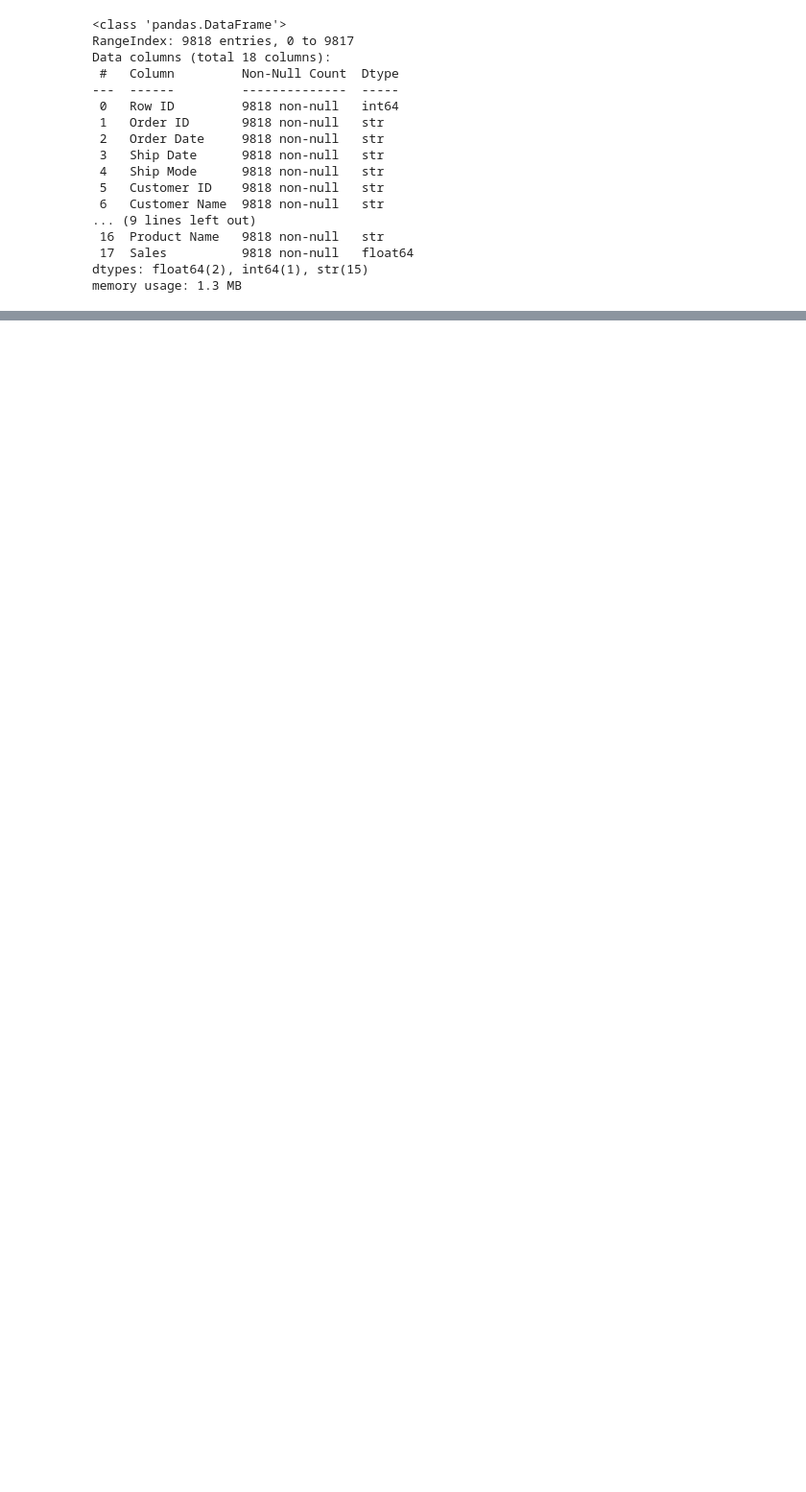
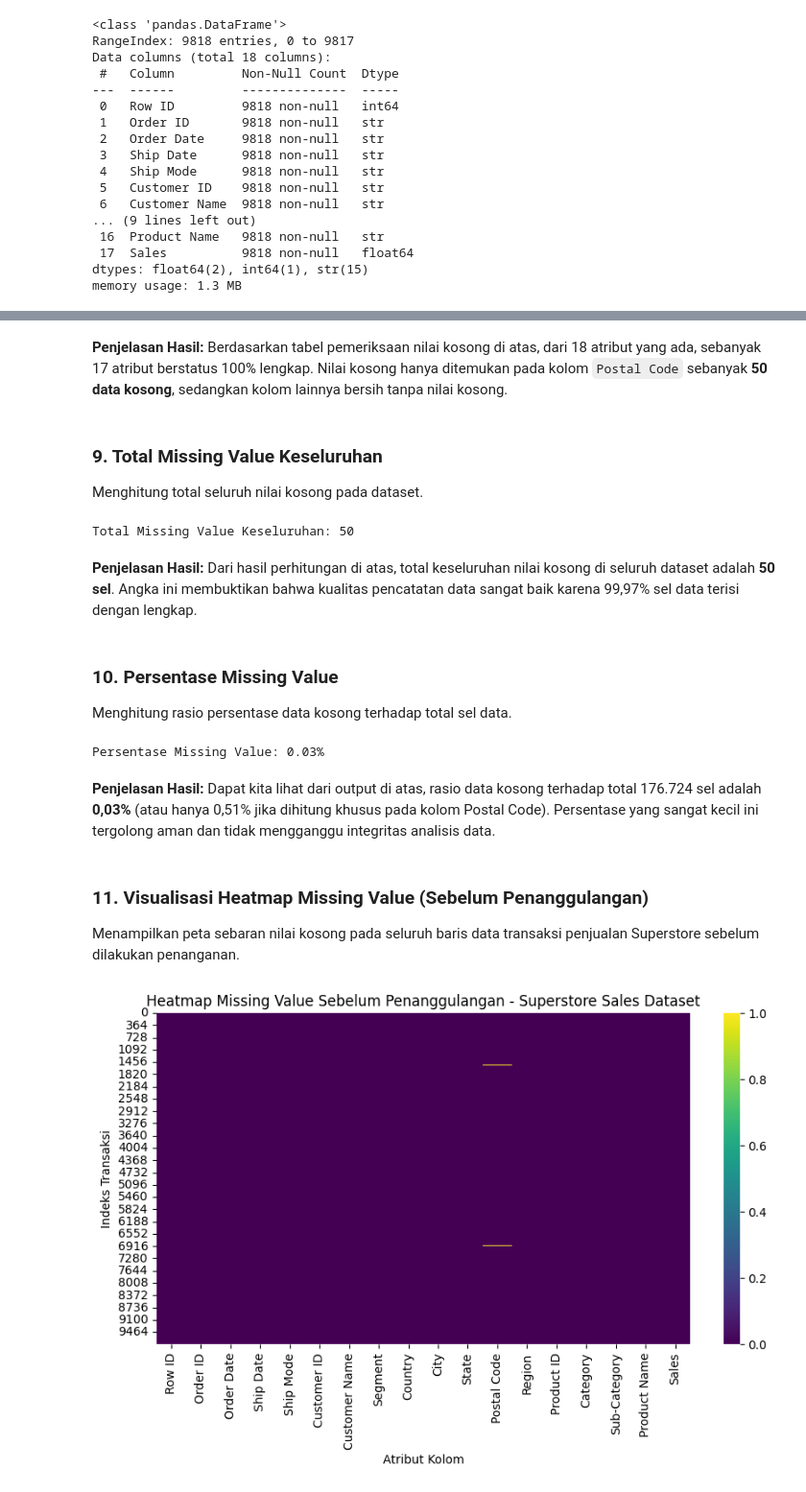
Before and after one commit to Firdaus1802/data-preprocessing, a Jupyter notebook: 04_Superstore_Sales/superstore_sales_preprocessing.ipynb, the cells around one changed output, grey strips where cells are left out. Shown at 96% size. Drawn from its saved outputs; the diff is of its cells as text; code cells hidden in the pictures; blank space fills up the shorter version.

```diff
--- a/04_Superstore_Sales/superstore_sales_preprocessing.ipynb
+++ b/04_Superstore_Sales/superstore_sales_preprocessing.ipynb
@@ -15,7 +29,9 @@ import seaborn as sns
 # %%
 import os
+file_lokal = 'superstore_sales.csv'
+url_github = 'https://raw.githubusercontent.com/Firdaus1802/data-preprocessing/main/04_Superstore_Sales/superstore_sales.csv'
 
-file_path = 'superstore_sales.csv'
-url = 'https://raw.githubusercontent.com/Firdaus1802/data-preprocessing/main/04_Superstore_Sales/superstore_sales.csv'
-
-df = pd.read_csv(file_path if os.path.exists(file_path) else url)
+if os.path.exists(file_lokal):
+    df = pd.read_csv(file_lokal)
+else:
+    df = pd.read_csv(url_github)
@@ -146,7 +113,0 @@ plt.show()
-# %%
-# Mengisi missing value pada Postal Code dengan modus
-modus = df['Postal Code'].mode()[0]
-df['Postal Code'] = df['Postal Code'].fillna(modus)
-
-print('Modus Postal Code:', modus)
-print('Sisa Missing Value:', df.isnull().sum().sum())
@@ -298,0 +140,37 @@ outlier[['Order ID', 'Customer Name', 'Category', 'Product Name', 'Sales']].sort
+# %% [markdown]
+**Penjelasan Hasil:**
+Berdasarkan tabel pemeriksaan nilai kosong di atas, dari 18 atribut yang ada, sebanyak 17 atribut berstatus 100% lengkap. Nilai kosong hanya ditemukan pada kolom `Postal Code` sebanyak **50 data kosong**, sedangkan kolom lainnya bersih tanpa nilai kosong.
+# %% [markdown]
+### 9. Total Missing Value Keseluruhan
+Menghitung total seluruh nilai kosong pada dataset.
+# %%
+print("Total Missing Value Keseluruhan:", df.isnull().sum().sum())
+# %% [output]
+Total Missing Value Keseluruhan: 50
+# %% [markdown]
+**Penjelasan Hasil:**
+Dari hasil perhitungan di atas, total keseluruhan nilai kosong di seluruh dataset adalah **50 sel**. Angka ini membuktikan bahwa kualitas pencatatan data sangat baik karena 99,97% sel data terisi dengan lengkap.
+# %% [markdown]
+### 10. Persentase Missing Value
+Menghitung rasio persentase data kosong terhadap total sel data.
+# %%
+total_sel = len(df) * len(df.columns)
+persen_missing = (df.isnull().sum().sum() / total_sel) * 100
+print(f"Persentase Missing Value: {persen_missing:.2f}%")
+# %% [output]
+Persentase Missing Value: 0.03%
+# %% [markdown]
+**Penjelasan Hasil:**
+Dapat kita lihat dari output di atas, rasio data kosong terhadap total 176.724 sel adalah **0,03%** (atau hanya 0,51% jika dihitung khusus pada kolom Postal Code). Persentase yang sangat kecil ini tergolong aman dan tidak mengganggu integritas analisis data.
+# %% [markdown]
+### 11. Visualisasi Heatmap Missing Value (Sebelum Penanggulangan)
+Menampilkan peta sebaran nilai kosong pada seluruh baris data transaksi penjualan Superstore sebelum dilakukan penanganan.
+# %%
+plt.figure(figsize=(10, 5))
+sns.heatmap(df.isnull(), cbar=True, cmap='viridis')
+plt.title('Heatmap Missing Value Sebelum Penanggulangan - Superstore Sales Dataset')
+plt.xlabel('Atribut Kolom')
+plt.ylabel('Indeks Transaksi')
+plt.show()
+# %% [output]
+[figure, added]
```
Also changed, not shown: parts of 114 cells of this notebook.
